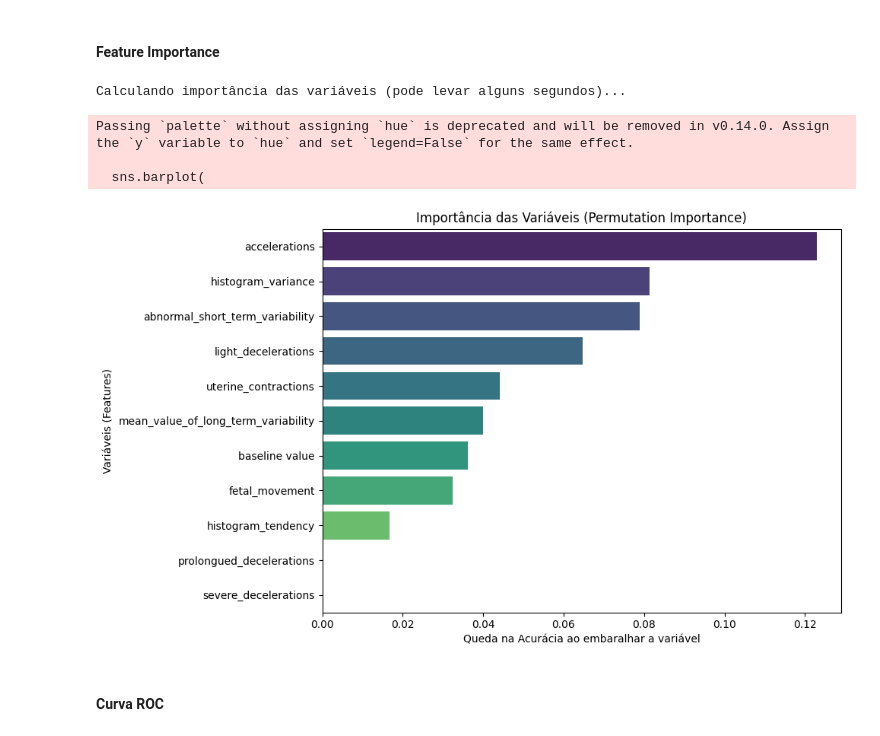
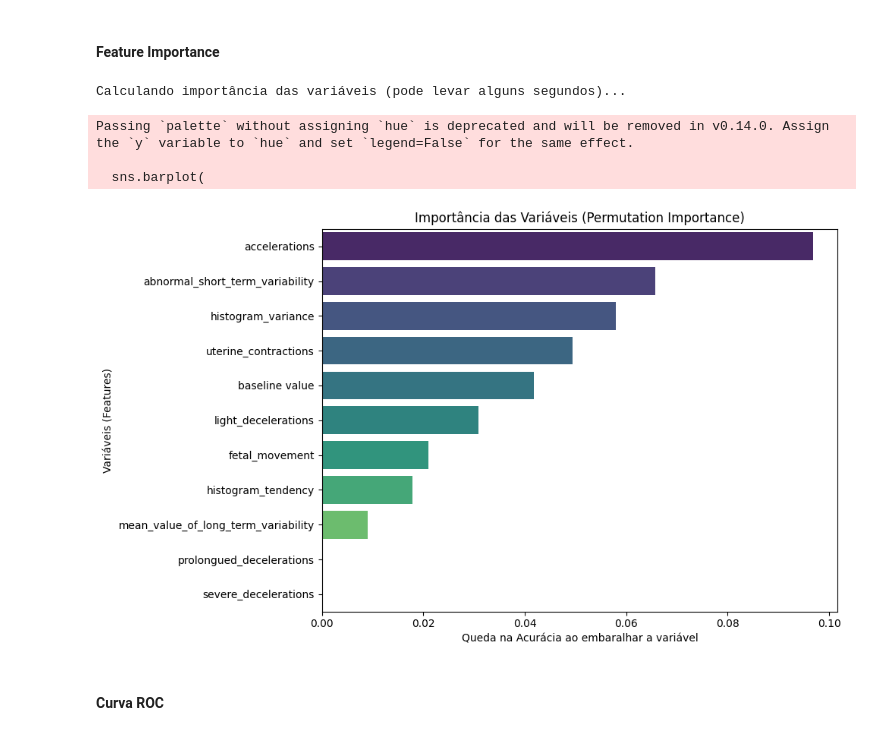
Before and after one commit to luis-erf/Analise-de-saude-fetal, a Jupyter notebook: Modelos/Modelagem_SVM.ipynb, the cells around one changed output. Cells and saved outputs as stored; diff of their text form; code cells hidden in the pictures.

```diff
--- a/Modelos/Modelagem_SVM.ipynb
+++ b/Modelos/Modelagem_SVM.ipynb
@@ -193,15 +264,18 @@ ________________________________________
 # %% [markdown]
 #### Binarização do problema (normal x anormal)
 # %%
-X_train = df_train.drop('fetal_health', axis=1)
-y_train = df_train['fetal_health']
+y = y.replace(3, 2)
 
-y_train = y_train.replace(3, 2)
+df['fetal_health'] = y
 
-X_test = df_test.drop('fetal_health', axis=1)
-y_test = df_test['fetal_health']
-
-y_test = y_test.replace(3, 2)
+# Repetindo a separação entre treino e teste (usando o padrão 70% x 30%)
+X_train, X_test, y_train, y_test = train_test_split(
+    X,
+    y,
+    test_size=0.3,
+    stratify=y,
+    random_state=42,
+    )
 
 # Refazendo o Scaler
 
@@ -297,35 +395,35 @@ def plotar_feature_importance(modelo, X_test, y_test, feature_names):
 
     sns.barplot(
         x='importance',
         y='feature',
         data=df_importances,
         palette='viridis'
     )
 
     plt.title('Importância das Variáveis (Permutation Importance)')
     plt.xlabel('Queda na Acurácia ao embaralhar a variável')
     plt.ylabel('Variáveis (Features)')
     plt.tight_layout()
     plt.show()
 
 # --- Execução ---
 
 # Recuperando os nomes das colunas originais (antes do scaler, a ordem se mantém)
 # O objeto 'X' original tem os nomes das colunas
-nomes_features = X_train.columns
+nomes_features = X.columns
 
 plotar_feature_importance(
     modelo_svm_grid,
     X_test_scaled,
     y_test,
     nomes_features
 )
 # %% [output]
 Calculando importância das variáveis (pode levar alguns segundos)...
 Passing `palette` without assigning `hue` is deprecated and will be removed in v0.14.0. Assign the `y` variable to `hue` and set `legend=False` for the same effect.
 
   sns.barplot(
-[figure, old version]
+[figure, new version]
 # %% [markdown]
 #### Curva ROC
 # %%
```
Also changed, not shown: parts of 20 cells of this notebook.
